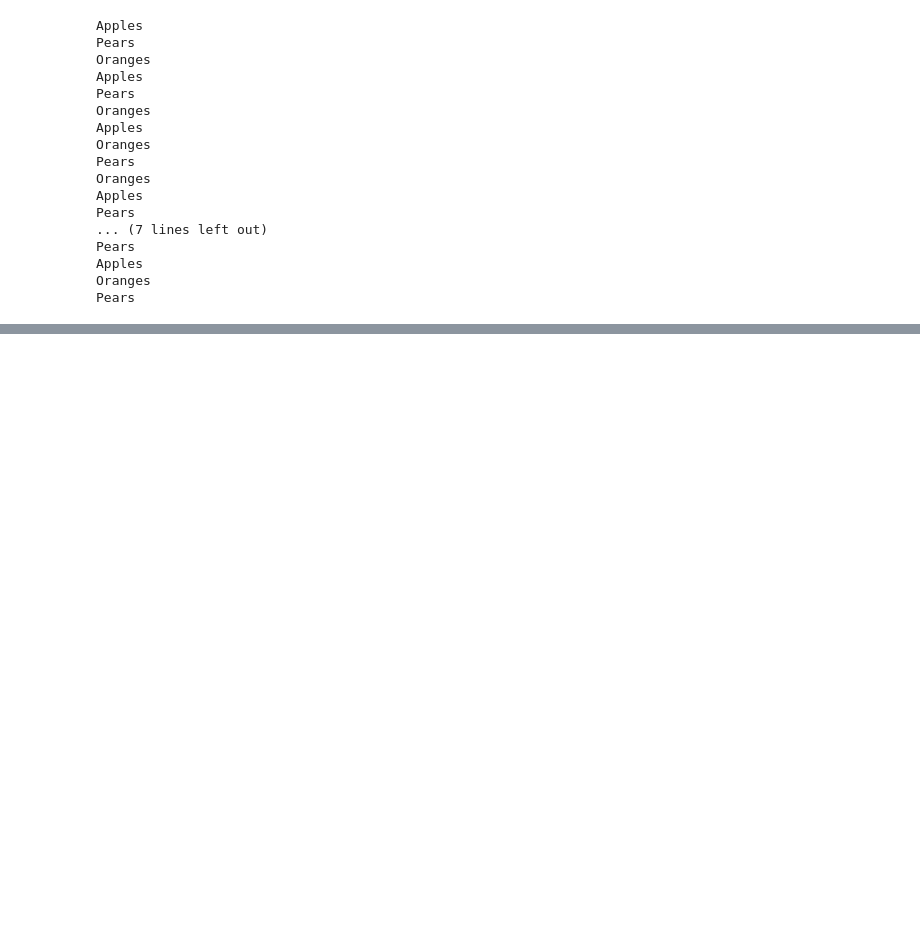
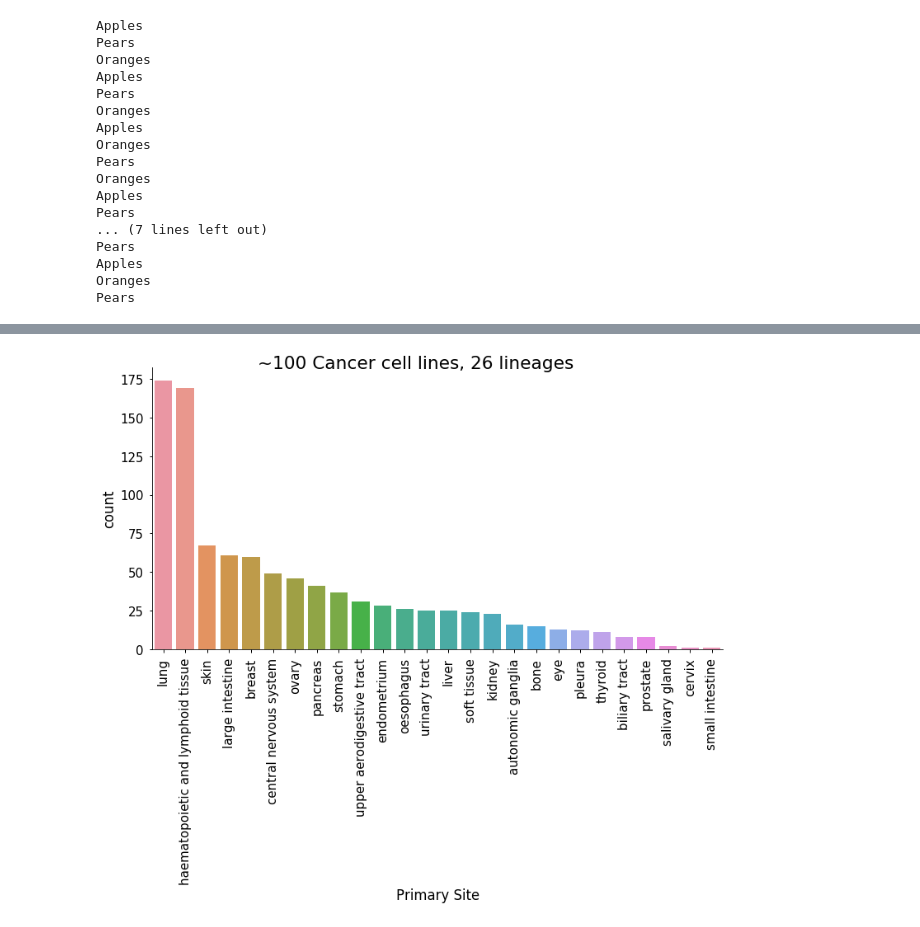
Before and after one commit to mdjones/proteomics-scripts, a Jupyter notebook: scripts/python/notebooks/sandbox.ipynb, the cells around one changed output, grey strips where cells are left out. Drawn from its saved outputs; the diff is of its cells as text; code cells hidden in the pictures; blank space fills up the shorter version.

```diff
--- a/scripts/python/notebooks/sandbox.ipynb
+++ b/scripts/python/notebooks/sandbox.ipynb
@@ -631,0 +727,17 @@ Pears
+# %%
+#a4_dims = (11.7, 8.27)
+#fig, ax = pyplot.subplots(figsize=a4_dims)
+
+g = sns.factorplot(x=primary_site, data=df,
+                   aspect=2,
+                   size=6,
+                   kind="count", order = df[primary_site].value_counts().index)
+g.set_xticklabels(rotation=90)
+g.fig.suptitle('~100 Cancer cell lines, 26 lineages')
+
+
+
+file_path='/home/jonesmic/clip/CCLE_PrimarySite.png'
+plt.savefig(file_path, bbox_inches='tight')
+# %% [output]
+[figure, added]
```
Also changed, not shown: parts of 2 cells of this notebook, 3 other files.
